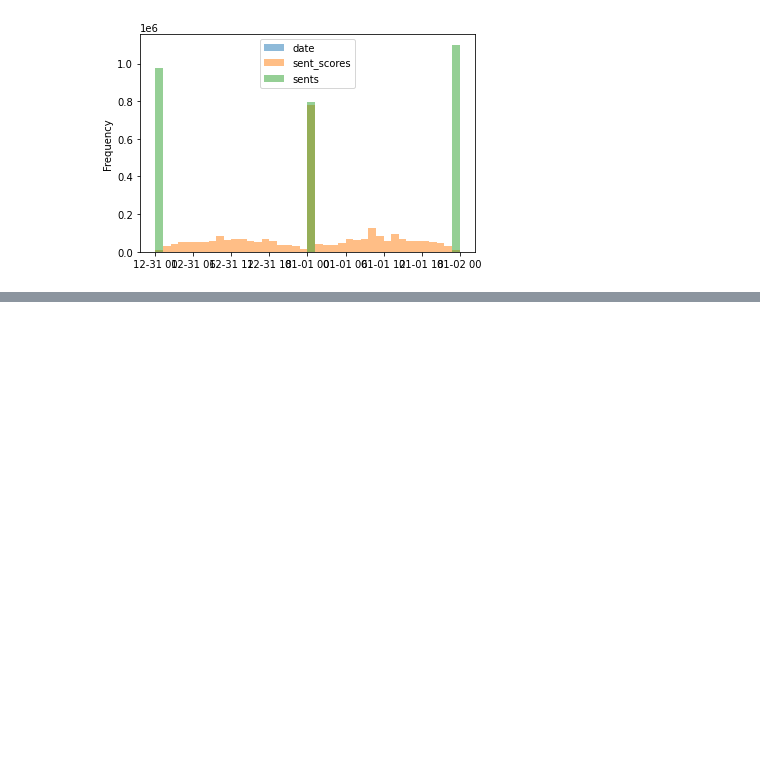
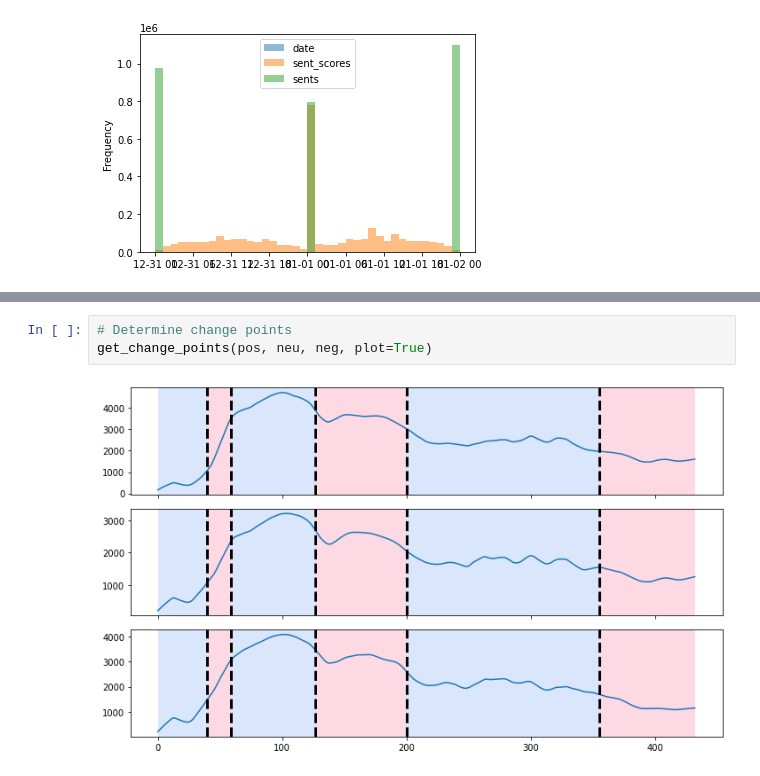
Before and after one commit to rafaeljcdarce/applied-data-science, a Jupyter notebook: example.ipynb, the cells around one changed output, grey strips where cells are left out. Cells and saved outputs as stored; diff of their text form; blank space fills up the shorter version.

```diff
--- a/example.ipynb
+++ b/example.ipynb
@@ -78,0 +83,5 @@ plot_time_series(pos, neu, neg)
+# %%
+# Determine change points
+get_change_points(pos, neu, neg, plot=True)
+# %% [output]
+[figure, added]
```
Also changed, not shown: parts of 3 cells of this notebook, 3 other files.
